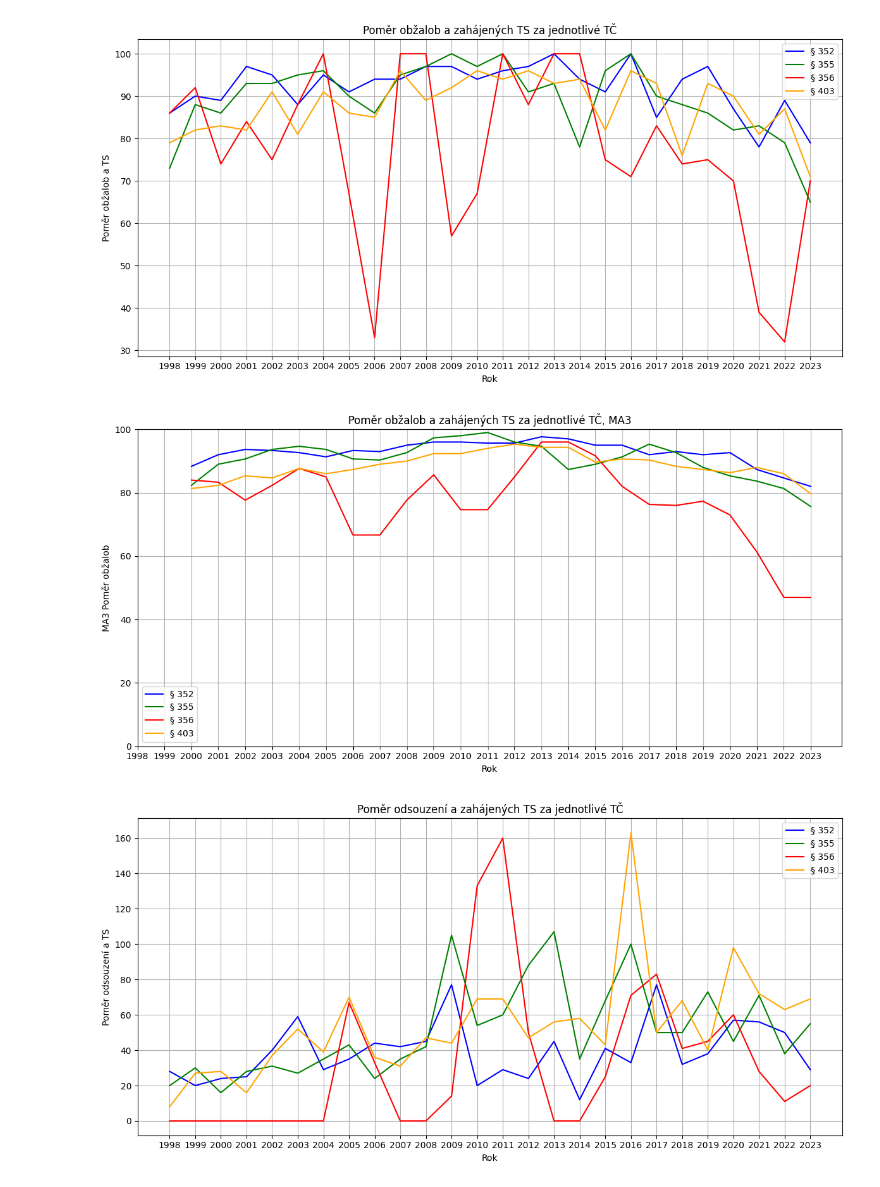
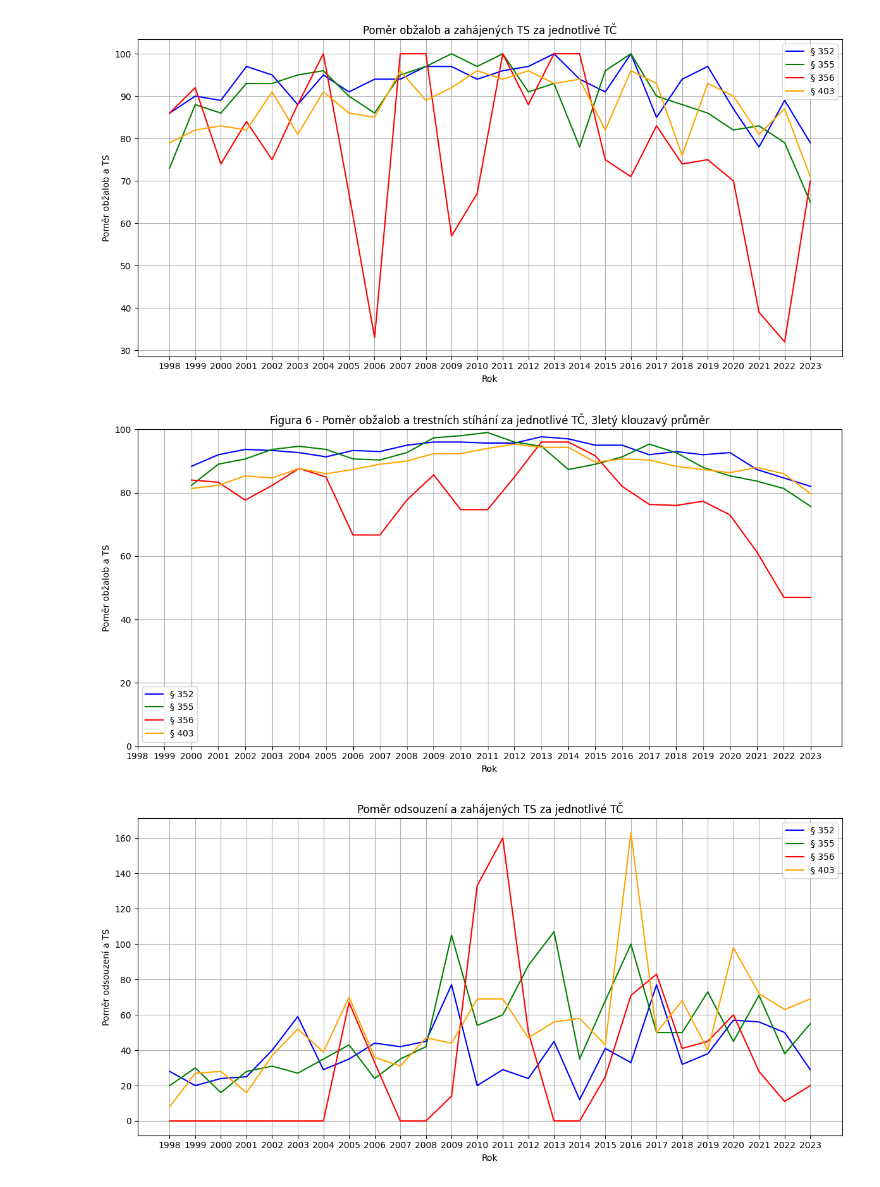
Before and after one commit to DamiTheCraftyPythonista/Thesis, a Jupyter notebook: Hate_crimes_CZ.ipynb, the cells around one changed output. Cells and saved outputs as stored; diff of their text form; code cells hidden in the pictures.

```diff
--- a/Hate_crimes_CZ.ipynb
+++ b/Hate_crimes_CZ.ipynb
@@ -318,35 +318,35 @@ plt.show()
 # %%
 df_352['MA3_%Obž.'] = df_352['%Obž.'].rolling(window=3).mean()
 df_355['MA3_%Obž.'] = df_355['%Obž.'].rolling(window=3).mean()
 df_356['MA3_%Obž.'] = df_356['%Obž.'].rolling(window=3).mean()
 df_403_404['MA3_%Obž.'] = df_403_404['%Obž.'].rolling(window=3).mean()
 
 plt.figure(figsize=(12, 6))
 
 colors = {
     '§ 352': 'blue',
     '§ 355': 'green',
     '§ 356': 'red',
     '§ 403': 'orange',
 }
 
 plt.plot(df_352['rok'], df_352['MA3_%Obž.'], color=colors['§ 352'], linestyle='-', label='§ 352')
 plt.plot(df_355['rok'], df_355['MA3_%Obž.'], color=colors['§ 355'], linestyle='-', label='§ 355')
 plt.plot(df_356['rok'], df_356['MA3_%Obž.'], color=colors['§ 356'], linestyle='-', label='§ 356')
 plt.plot(df_403_404['rok'], df_403_404['MA3_%Obž.'], color=colors['§ 403'], linestyle='-', label='§ 403')
 
-plt.title('Poměr obžalob a zahájených TS za jednotlivé TČ, MA3')
+plt.title('Figura 6 - Poměr obžalob a trestních stíhání za jednotlivé TČ, 3letý klouzavý průměr')
 plt.xlabel('Rok')
-plt.ylabel('MA3 Poměr obžalob')
+plt.ylabel('Poměr obžalob a TS')
 plt.xticks(df_352['rok'])
 plt.ylim(0, 100)
 plt.grid()
 plt.legend()
 plt.tight_layout()
 
 plt.show()
 # %% [output]
-[figure, old version]
+[figure, new version]
 # %%
 plt.figure(figsize=(12, 6))
 
```
Also changed, not shown: parts of 6 cells of this notebook.
